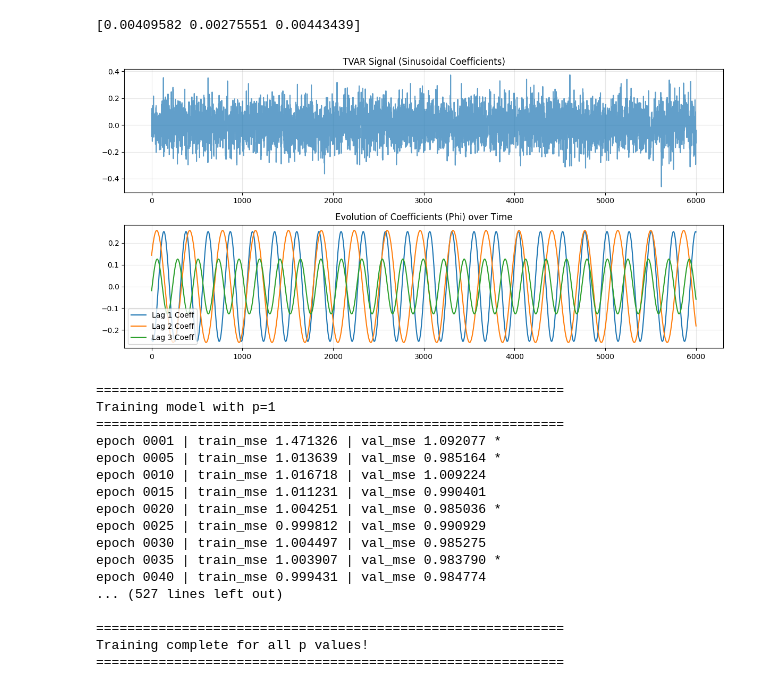
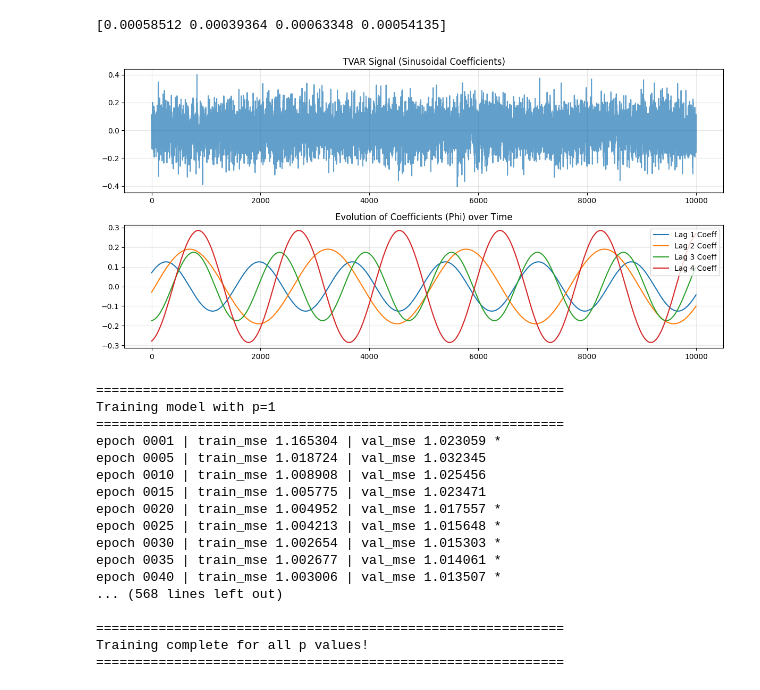
Before and after one commit to erfanzabeh/StocasticDiffEq_Simulation, a Jupyter notebook: ref/tvar_linear_mlp.ipynb, the cells around one changed output. Saved outputs shown, nothing was run; the diff lists cells and outputs as text; code cells hidden in the pictures.

```diff
--- a/ref/tvar_linear_mlp.ipynb
+++ b/ref/tvar_linear_mlp.ipynb
@@ -25,7 +25,7 @@ def generate_sinusoidal_tvar(n=6000, p=3, noise_std=0.1, seed=42):
     # phi_i(t) = scale * sin(freq * t + phase)
 
     # Random frequencies between 0.001 and 0.005 (slow evolution)
-    freqs = rng.uniform(0.001, 0.005, size=p)
+    freqs = rng.uniform(0.001, 0.005, size=p) / 7
     print(freqs)
     phases = rng.uniform(0, 2*np.pi, size=p)
 
@@ -55,36 +55,36 @@ def generate_sinusoidal_tvar(n=6000, p=3, noise_std=0.1, seed=42):
         x[t] = np.dot(a_time[t], lags) + eps[t]
 
         # Stability check
         if np.abs(x[t]) > 1000:
             print(f"Signal exploded at t={t}")
             break
 
     return x, a_time, t_arr
 
 # --- Generate and Visualize ---
-x, a_true, t = generate_sinusoidal_tvar(n=6000, p=3)
+x, a_true, t = generate_sinusoidal_tvar(n=10000, p=4)
 
 plt.figure(figsize=(12, 6))
 
 # Plot 1: The Generated Signal
 plt.subplot(2, 1, 1)
 plt.plot(t, x, alpha=0.7)
 plt.title("TVAR Signal (Sinusoidal Coefficients)")
 plt.grid(True, alpha=0.3)
 
 # Plot 2: The Underlying Coefficients (The "Hidden" Truth)
 plt.subplot(2, 1, 2)
 for i in range(a_true.shape[1]):
     plt.plot(t, a_true[:, i], label=f'Lag {i+1} Coeff')
 plt.title("Evolution of Coefficients (Phi) over Time")
 plt.legend()
 plt.grid(True, alpha=0.3)
 
 plt.tight_layout()
 plt.show()
 # %% [output]
-[0.00409582 0.00275551 0.00443439]
+[0.00058512 0.00039364 0.00063348 0.00054135]
-[figure, old version]
+[figure, new version]
 # %%
 # Make Lagged Dataset
 
@@ -257,15 +266,16 @@ for p in p_range:
     model, val_loss, norm_params = train_tvar(
         X_train, y_train, X_val, y_val,
         p_max=p,
-        hidden=128,
-        depth=3,
-        dropout=0.05,
-        lr=2e-3,
+        hidden=64,
+        depth=2,
+        dropout=0.2,
+        lr=1e-3,
         epochs=300,  # Maximum epochs (will stop early if converged)
-        batch_size=256,
+        batch_size=64,
         eval_every=5,  # Check validation more frequently
         patience=15,  # Stop if no improvement for 15 checks (75 epochs)
         min_delta=1e-6,  # Minimum improvement threshold
+        l1_lambda=1e-5,  # L1 regularization strength
         seed=42
     )
 
@@ -294,16 +304,16 @@ print(f"{'='*60}")
 ============================================================
 Training model with p=1
 ============================================================
-epoch 0001 | train_mse 1.471326 | val_mse 1.092077 *
-epoch 0005 | train_mse 1.013639 | val_mse 0.985164 *
-epoch 0010 | train_mse 1.016718 | val_mse 1.009224
-epoch 0015 | train_mse 1.011231 | val_mse 0.990401
-epoch 0020 | train_mse 1.004251 | val_mse 0.985036 *
-epoch 0025 | train_mse 0.999812 | val_mse 0.990929
-epoch 0030 | train_mse 1.004497 | val_mse 0.985275
-epoch 0035 | train_mse 1.003907 | val_mse 0.983790 *
-epoch 0040 | train_mse 0.999431 | val_mse 0.984774
-... (527 lines left out)
+epoch 0001 | train_mse 1.165304 | val_mse 1.023059 *
+epoch 0005 | train_mse 1.018724 | val_mse 1.032345
+epoch 0010 | train_mse 1.008908 | val_mse 1.025456
+epoch 0015 | train_mse 1.005775 | val_mse 1.023471
+epoch 0020 | train_mse 1.004952 | val_mse 1.017557 *
+epoch 0025 | train_mse 1.004213 | val_mse 1.015648 *
+epoch 0030 | train_mse 1.002654 | val_mse 1.015303 *
+epoch 0035 | train_mse 1.002677 | val_mse 1.014061 *
+epoch 0040 | train_mse 1.003006 | val_mse 1.013507 *
+... (568 lines left out)
 
 ============================================================
 Training complete for all p values!
```
Also changed, not shown: parts of 4 cells of this notebook, 6 other files.
